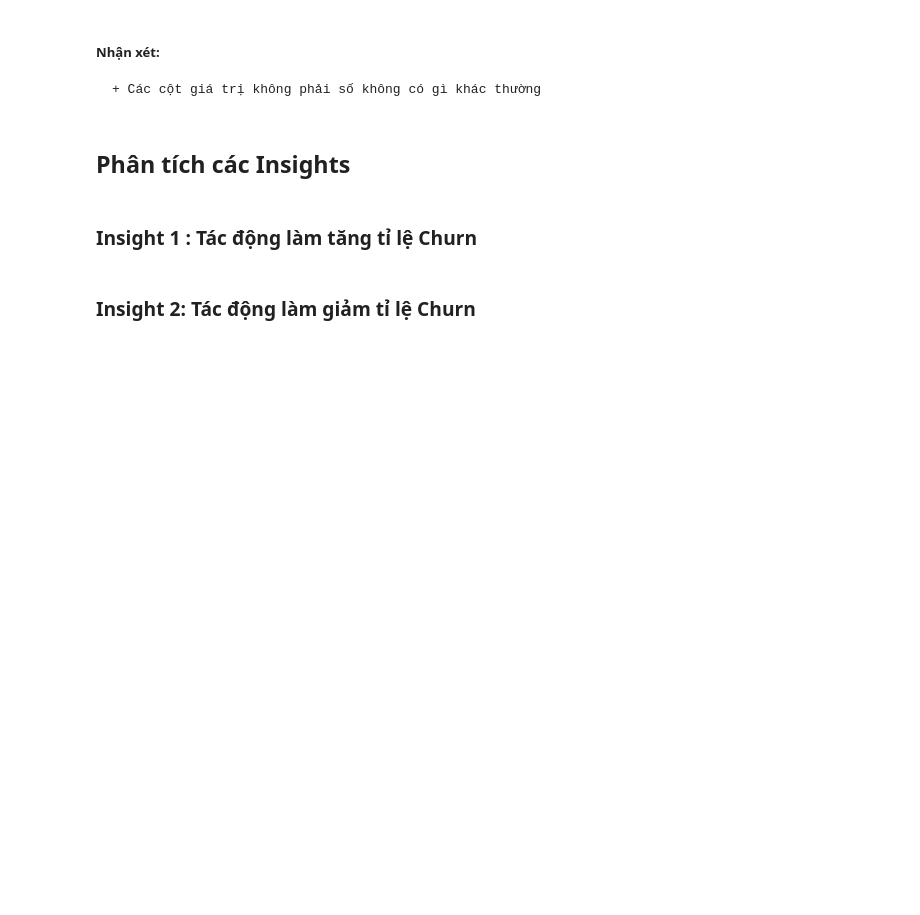
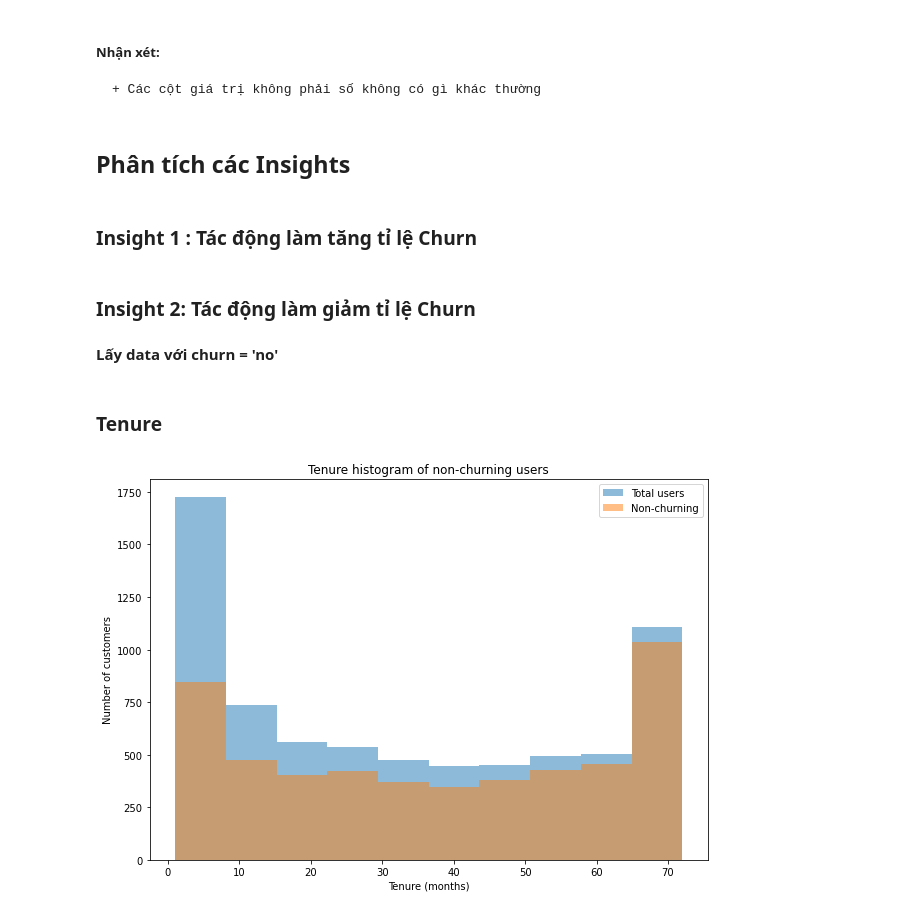
Before and after one commit to ptbminh1108/p4ds_lab_3, a Jupyter notebook: Telco_Customer_Churn.ipynb, the cells around one changed output. Cells and saved outputs as stored; diff of their text form; code cells hidden in the pictures; blank space fills up the shorter version.

```diff
--- a/Telco_Customer_Churn.ipynb
+++ b/Telco_Customer_Churn.ipynb
@@ -150,3 +150,19 @@ df[object_cols].agg([num_values, value_ratios])
 ### Insight 1 : Tác động làm tăng tỉ lệ Churn
 # %% [markdown]
 ### Insight 2: Tác động làm giảm tỉ lệ Churn
+# %% [markdown]
+**Lấy data với churn = 'no'**
+# %%
+churn_no_df = df[df["Churn"] =='No']
+# %% [markdown]
+### Tenure
+# %%
+plt.figure(figsize=(10,7))
+plt.hist(df['tenure'], alpha=0.5, label='Total users')
+plt.hist(churn_no_df['tenure'], alpha=0.5, label='Non-churning')
+plt.legend(loc='upper right')
+plt.title('Tenure histogram of non-churning users')
+plt.xlabel('Tenure (months)')
+plt.ylabel('Number of customers');
+# %% [output]
+[figure, added]
```
Also changed, not shown: parts of 19 cells of this notebook.
